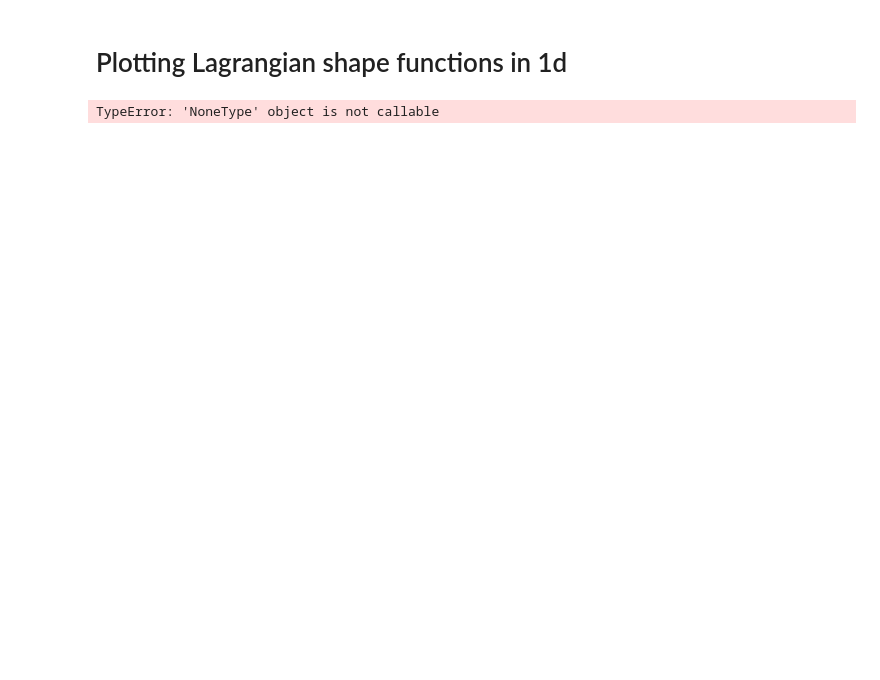
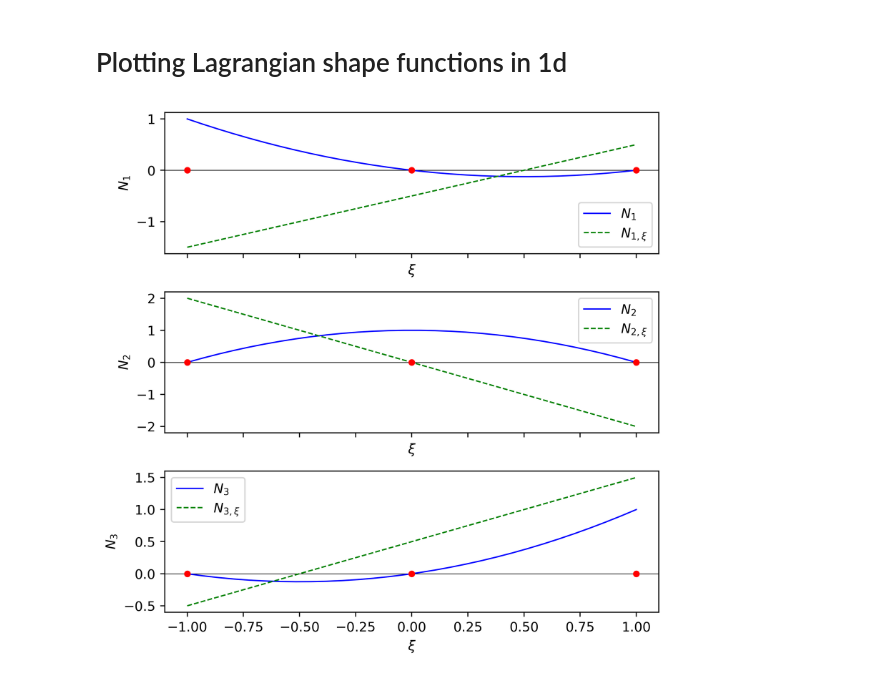
Before and after one commit to sigma-epsilon/sigmaepsilon.mesh, a Jupyter notebook: docs/source/examples/shape_functions_1d.ipynb, the cells around one changed output. Cells and saved outputs as stored; diff of their text form; code cells hidden in the pictures; blank space fills up the shorter version.

```diff
--- a/docs/source/examples/shape_functions_1d.ipynb
+++ b/docs/source/examples/shape_functions_1d.ipynb
@@ -12,9 +12,9 @@ nodes = np.linspace(*rng, Cell.Geometry.number_of_nodes)
 shp = Cell.Geometry.shape_function_values(points, rng=rng)
 dshp = Cell.Geometry.shape_function_derivatives(points, rng=rng)
 
-fig, axs = plt.subplots(Cell.NNODE, 1, figsize=(6, 6), dpi=400, sharex=True)
+fig, axs = plt.subplots(Cell.Geometry.number_of_nodes, 1, figsize=(6, 6), dpi=400, sharex=True)
 
-for i in range(Cell.NNODE):
+for i in range(Cell.Geometry.number_of_nodes):
     axs[i].axhline(y=0, color="black", linewidth=0.5)
     axs[i].plot(
         points,
@@ -29,32 +29,32 @@ for i in range(Cell.NNODE):
         dshp[:, i, 0],
         "g--",
         markersize=4,
         linewidth=1,
         label=r"$N_{}$".format("{" + str(i + 1) + "," + r"\xi" "}"),
     )
     axs[i].plot(
         nodes,
         [
             0,
         ]
-        * Cell.NNODE,
+        * Cell.Geometry.number_of_nodes,
         "ro",
         markersize=4,
     )
     axs[i].set_xlabel(r"$\xi$")
     axs[i].set_ylabel(r"$N_{}$".format(i + 1))
 
 for ax in axs:
     ax.legend()
 
 plt.subplots_adjust(hspace=0.5)
 plt.tight_layout()
 
 plt.rcParams.update(
     {
         "text.usetex": True,
         "font.family": "sans-serif",
     }
 )
 # %% [output]
-TypeError: 'NoneType' object is not callable
+[figure, added]
```
Also changed, not shown: 1 other file.
